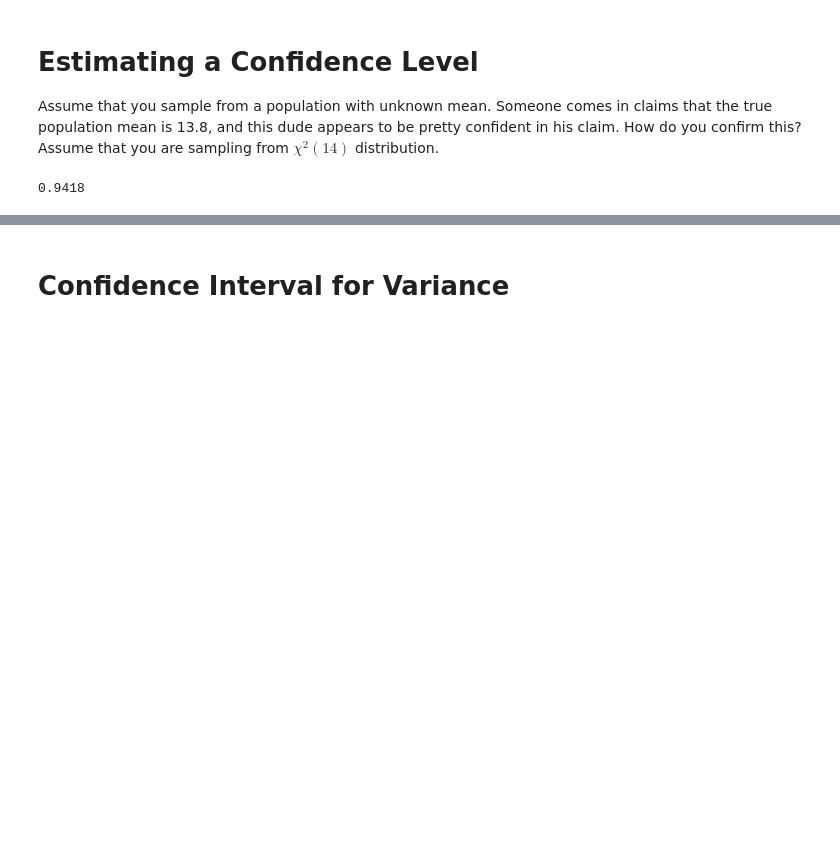
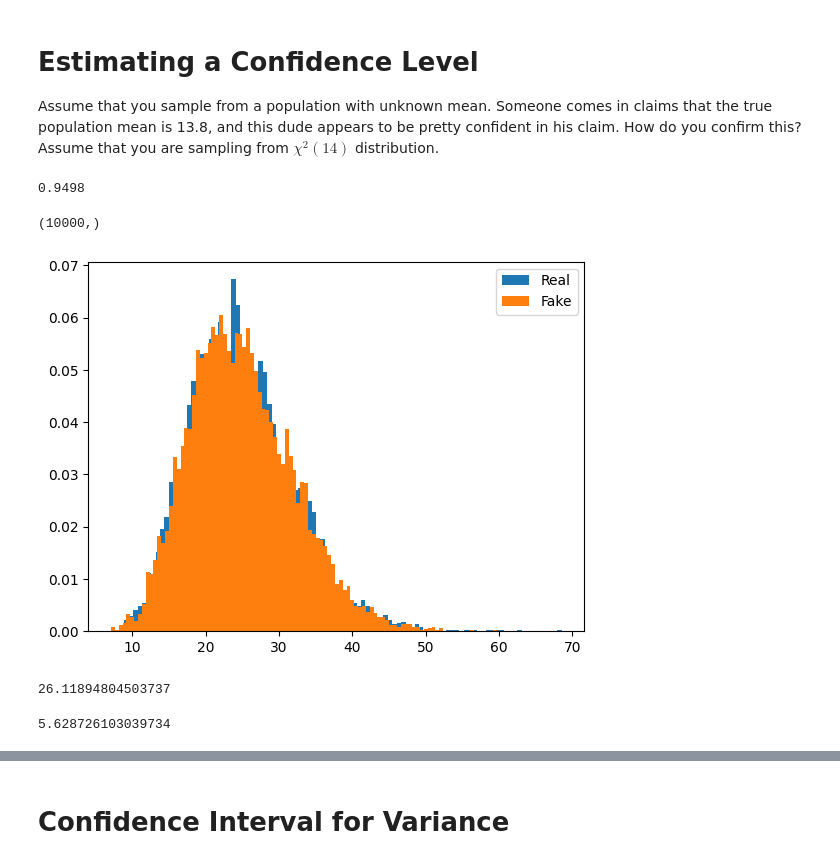
Before and after one commit to y-akbal/Computational_Statistics, a Jupyter notebook: 8/W8a.ipynb, the cells around one changed output, grey strips where cells are left out. Cells and saved outputs as stored; diff of their text form; code cells hidden in the pictures; blank space fills up the shorter version.

```diff
--- a/8/W8a.ipynb
+++ b/8/W8a.ipynb
@@ -61,6 +71,24 @@ def empirical_confidence_level(random_variable, claimed_mean = 13.8, n_sample =
           L += 1
     return L/n_sample
 # %%
-empirical_confidence_level(rv)
+empirical_confidence_level(rv, sample_size = 1500)
 # %% [output]
-0.9418
+0.9498
+# %%
+### Confirmation
+rv = stats.chi2(25)
+sample_chi2 = rv.rvs(10000)
+A = np.random.randn(10000, 26)
+# %%
+fake_chi2 = (25)*np.var(A, axis = 1, ddof = 1)
+# %%
+fake_chi2.shape
+# %% [output]
+(10000,)
+# %%
+plt.hist(sample_chi2, density = True, label = "Real", bins = 100)
+plt.hist(fake_chi2, density = True, label = "Fake", bins = 100)
+plt.legend()
+plt.show()
+# %% [output]
+[figure, added]
@@ -66,0 +97,8 @@ empirical_confidence_level(rv)
+# %%
+rv.ppf(1 - 0.025)
+# %% [output]
+26.11894804503737
+# %%
+rv.ppf(1 - 0.975)
+# %% [output]
+5.628726103039734
```
Also changed, not shown: parts of 17 cells of this notebook.
